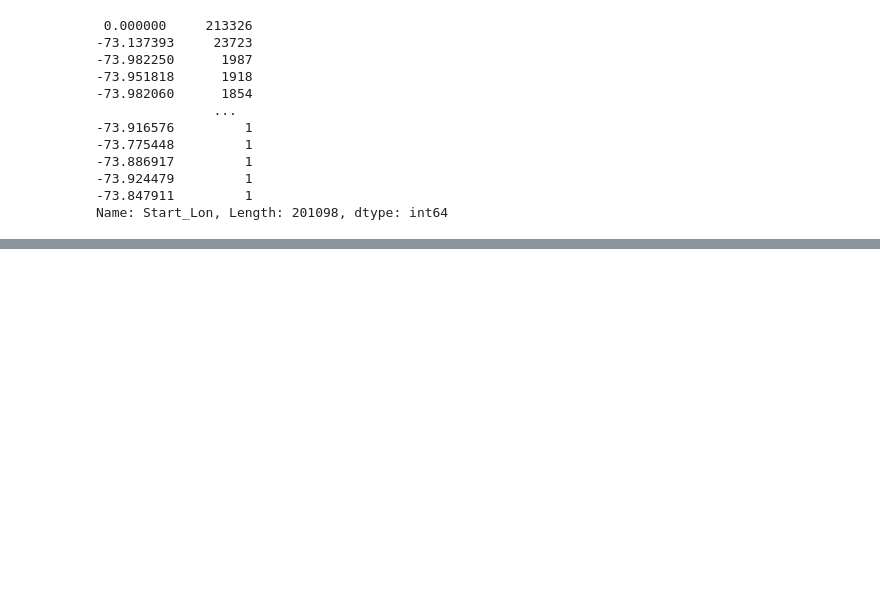
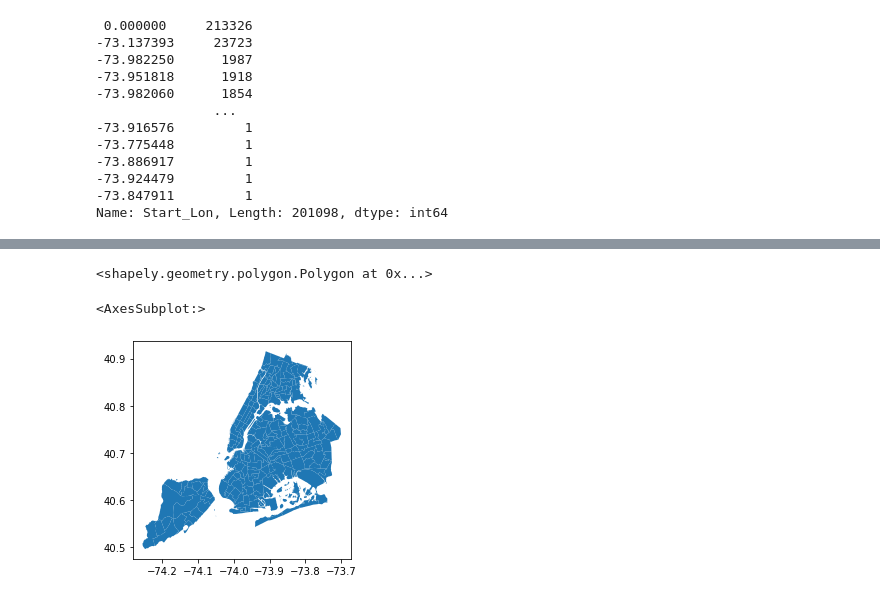
Before and after one commit to EBroestl/NYC_Taxis_and_Property_Value, a Jupyter notebook: Notebooks/NYC Property Values EDA.ipynb, the cells around one changed output, grey strips where cells are left out. Cells and saved outputs as stored; diff of their text form; code cells hidden in the pictures; blank space fills up the shorter version.

```diff
--- a/Notebooks/NYC Property Values EDA.ipynb
+++ b/Notebooks/NYC Property Values EDA.ipynb
@@ -150,0 +163,2 @@ Name: End_Lon, Length: 258184, dtype: int64
+# %%
+test_mapping = gpd.read_file('../../Data/NYC_geo.geojson.txt')
@@ -150,0 +200,9 @@ Name: End_Lon, Length: 258184, dtype: int64
+# %%
+test_mapping.loc[0,'geometry']
+# %% [output]
+<shapely.geometry.polygon.Polygon at 0x...>
+# %%
+test_mapping.plot()
+# %% [output]
+<AxesSubplot:>
+[figure, added]
```
Also changed, not shown: parts of 21 cells of this notebook.
